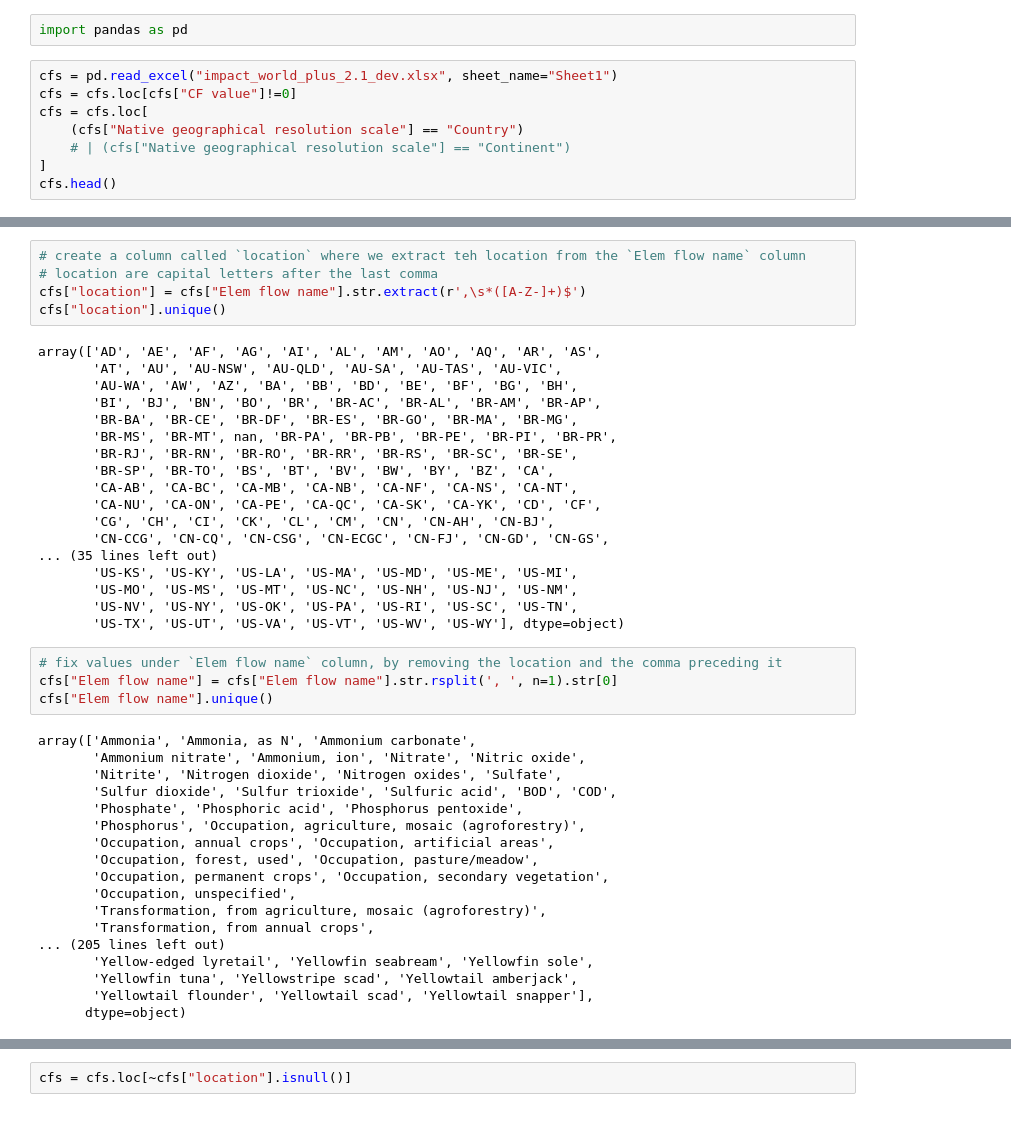
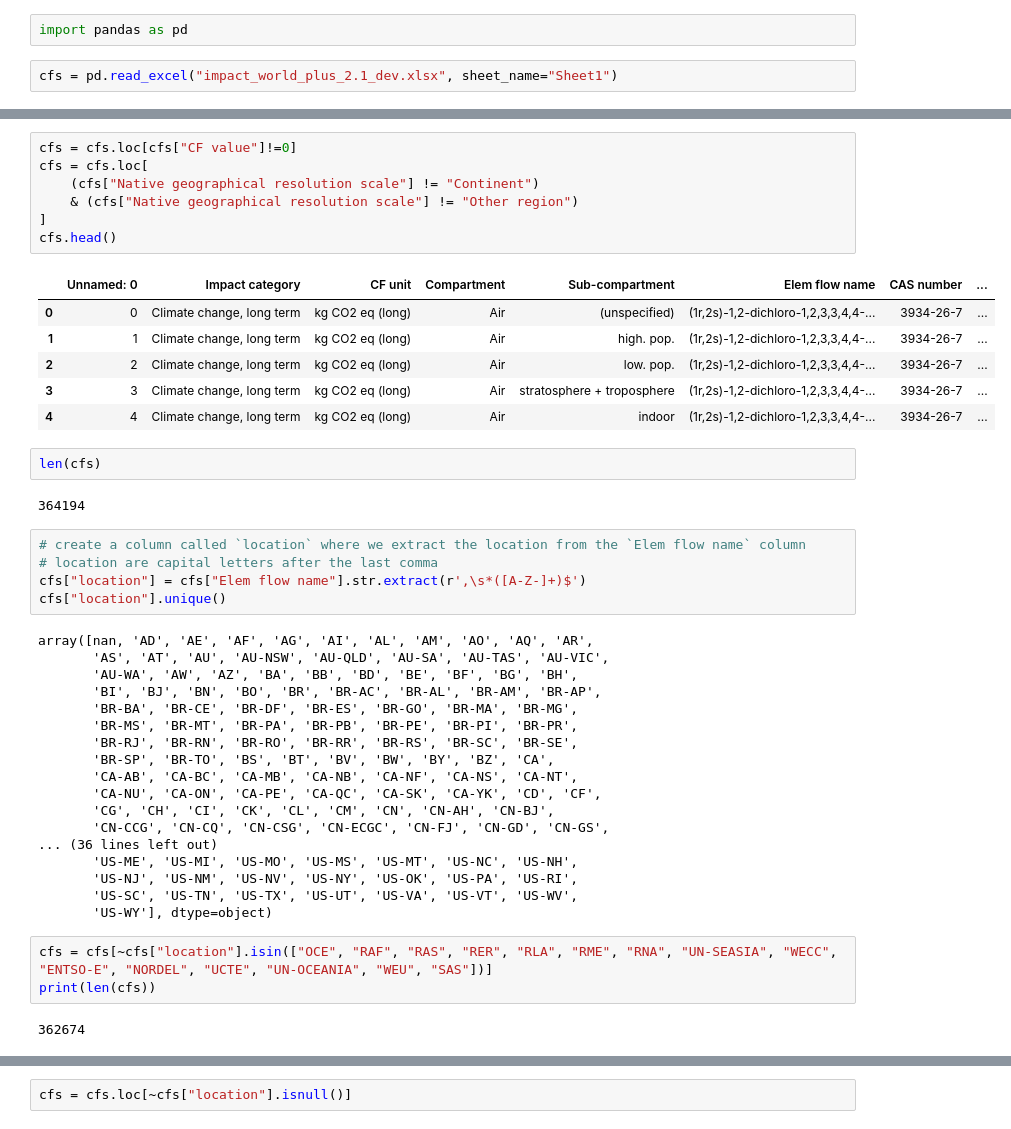
Before and after one commit to Laboratory-for-Energy-Systems-Analysis/edges, a Jupyter notebook: dev/ImpactWorld+/extract_IW_cfs.ipynb, the cells around one changed output, grey strips where cells are left out. Cells and saved outputs as stored; diff of their text form.

Commit message:
Corrected IW+ LCIA files. Includes all methods, with spatialized and non-spatialized flows.

```diff
--- a/dev/ImpactWorld+/extract_IW_cfs.ipynb
+++ b/dev/ImpactWorld+/extract_IW_cfs.ipynb
@@ -2,9 +2,3 @@
 import pandas as pd
 # %%
 cfs = pd.read_excel("impact_world_plus_2.1_dev.xlsx", sheet_name="Sheet1")
-cfs = cfs.loc[cfs["CF value"]!=0]
-cfs = cfs.loc[
-    (cfs["Native geographical resolution scale"] == "Country")
-    # | (cfs["Native geographical resolution scale"] == "Continent")
-]
-cfs.head()
@@ -18,45 +12,46 @@ cfs.head()
+# %%
+cfs = cfs.loc[cfs["CF value"]!=0]
+cfs = cfs.loc[
+    (cfs["Native geographical resolution scale"] != "Continent")
+    & (cfs["Native geographical resolution scale"] != "Other region")
+]
+cfs.head()
+# %% [output]
+|  | Unnamed: 0 | Impact category | CF unit | Compartment | Sub-compartment | Elem flow name | CAS number | ... |
+| 0 | 0 | Climate change, long term | kg CO2 eq (long) | Air | (unspecified) | (1r,2s)-1,2-dichloro-1,2,3,3,4,4-... | 3934-26-7 | ... |
+| 1 | 1 | Climate change, long term | kg CO2 eq (long) | Air | high. pop. | (1r,2s)-1,2-dichloro-1,2,3,3,4,4-... | 3934-26-7 | ... |
+| 2 | 2 | Climate change, long term | kg CO2 eq (long) | Air | low. pop. | (1r,2s)-1,2-dichloro-1,2,3,3,4,4-... | 3934-26-7 | ... |
+| 3 | 3 | Climate change, long term | kg CO2 eq (long) | Air | stratosphere + troposphere | (1r,2s)-1,2-dichloro-1,2,3,3,4,4-... | 3934-26-7 | ... |
+| 4 | 4 | Climate change, long term | kg CO2 eq (long) | Air | indoor | (1r,2s)-1,2-dichloro-1,2,3,3,4,4-... | 3934-26-7 | ... |
+# %%
+len(cfs)
+# %% [output]
+364194
 # %%
-# create a column called `location` where we extract teh location from the `Elem flow name` column
+# create a column called `location` where we extract the location from the `Elem flow name` column
 # location are capital letters after the last comma
 cfs["location"] = cfs["Elem flow name"].str.extract(r',\s*([A-Z-]+)$')
 cfs["location"].unique()
 # %% [output]
-array(['AD', 'AE', 'AF', 'AG', 'AI', 'AL', 'AM', 'AO', 'AQ', 'AR', 'AS',
-       'AT', 'AU', 'AU-NSW', 'AU-QLD', 'AU-SA', 'AU-TAS', 'AU-VIC',
+array([nan, 'AD', 'AE', 'AF', 'AG', 'AI', 'AL', 'AM', 'AO', 'AQ', 'AR',
+       'AS', 'AT', 'AU', 'AU-NSW', 'AU-QLD', 'AU-SA', 'AU-TAS', 'AU-VIC',
        'AU-WA', 'AW', 'AZ', 'BA', 'BB', 'BD', 'BE', 'BF', 'BG', 'BH',
        'BI', 'BJ', 'BN', 'BO', 'BR', 'BR-AC', 'BR-AL', 'BR-AM', 'BR-AP',
        'BR-BA', 'BR-CE', 'BR-DF', 'BR-ES', 'BR-GO', 'BR-MA', 'BR-MG',
-       'BR-MS', 'BR-MT', nan, 'BR-PA', 'BR-PB', 'BR-PE', 'BR-PI', 'BR-PR',
+       'BR-MS', 'BR-MT', 'BR-PA', 'BR-PB', 'BR-PE', 'BR-PI', 'BR-PR',
        'BR-RJ', 'BR-RN', 'BR-RO', 'BR-RR', 'BR-RS', 'BR-SC', 'BR-SE',
        'BR-SP', 'BR-TO', 'BS', 'BT', 'BV', 'BW', 'BY', 'BZ', 'CA',
        'CA-AB', 'CA-BC', 'CA-MB', 'CA-NB', 'CA-NF', 'CA-NS', 'CA-NT',
        'CA-NU', 'CA-ON', 'CA-PE', 'CA-QC', 'CA-SK', 'CA-YK', 'CD', 'CF',
        'CG', 'CH', 'CI', 'CK', 'CL', 'CM', 'CN', 'CN-AH', 'CN-BJ',
        'CN-CCG', 'CN-CQ', 'CN-CSG', 'CN-ECGC', 'CN-FJ', 'CN-GD', 'CN-GS',
-... (35 lines left out)
-       'US-KS', 'US-KY', 'US-LA', 'US-MA', 'US-MD', 'US-ME', 'US-MI',
-       'US-MO', 'US-MS', 'US-MT', 'US-NC', 'US-NH', 'US-NJ', 'US-NM',
-       'US-NV', 'US-NY', 'US-OK', 'US-PA', 'US-RI', 'US-SC', 'US-TN',
-       'US-TX', 'US-UT', 'US-VA', 'US-VT', 'US-WV', 'US-WY'], dtype=object)
+... (36 lines left out)
+       'US-ME', 'US-MI', 'US-MO', 'US-MS', 'US-MT', 'US-NC', 'US-NH',
+       'US-NJ', 'US-NM', 'US-NV', 'US-NY', 'US-OK', 'US-PA', 'US-RI',
+       'US-SC', 'US-TN', 'US-TX', 'US-UT', 'US-VA', 'US-VT', 'US-WV',
+       'US-WY'], dtype=object)
-# %%
-# fix values under `Elem flow name` column, by removing the location and the comma preceding it
-cfs["Elem flow name"] = cfs["Elem flow name"].str.rsplit(', ', n=1).str[0]
-cfs["Elem flow name"].unique()
-# %% [output]
-array(['Ammonia', 'Ammonia, as N', 'Ammonium carbonate',
-       'Ammonium nitrate', 'Ammonium, ion', 'Nitrate', 'Nitric oxide',
-       'Nitrite', 'Nitrogen dioxide', 'Nitrogen oxides', 'Sulfate',
-       'Sulfur dioxide', 'Sulfur trioxide', 'Sulfuric acid', 'BOD', 'COD',
-       'Phosphate', 'Phosphoric acid', 'Phosphorus pentoxide',
-       'Phosphorus', 'Occupation, agriculture, mosaic (agroforestry)',
-       'Occupation, annual crops', 'Occupation, artificial areas',
-       'Occupation, forest, used', 'Occupation, pasture/meadow',
-       'Occupation, permanent crops', 'Occupation, secondary vegetation',
-       'Occupation, unspecified',
-       'Transformation, from agriculture, mosaic (agroforestry)',
-       'Transformation, from annual crops',
-... (205 lines left out)
-       'Yellow-edged lyretail', 'Yellowfin seabream', 'Yellowfin sole',
-       'Yellowfin tuna', 'Yellowstripe scad', 'Yellowtail amberjack',
-       'Yellowtail flounder', 'Yellowtail scad', 'Yellowtail snapper'],
-      dtype=object)
+# %%
+cfs = cfs[~cfs["location"].isin(["OCE", "RAF", "RAS", "RER", "RLA", "RME", "RNA", "UN-SEASIA", "WECC", "ENTSO-E", "NORDEL", "UCTE", "UN-OCEANIA", "WEU", "SAS"])]
+print(len(cfs))
+# %% [output]
+362674
```
Also changed, not shown: parts of 19 cells of this notebook, 56 other files.
